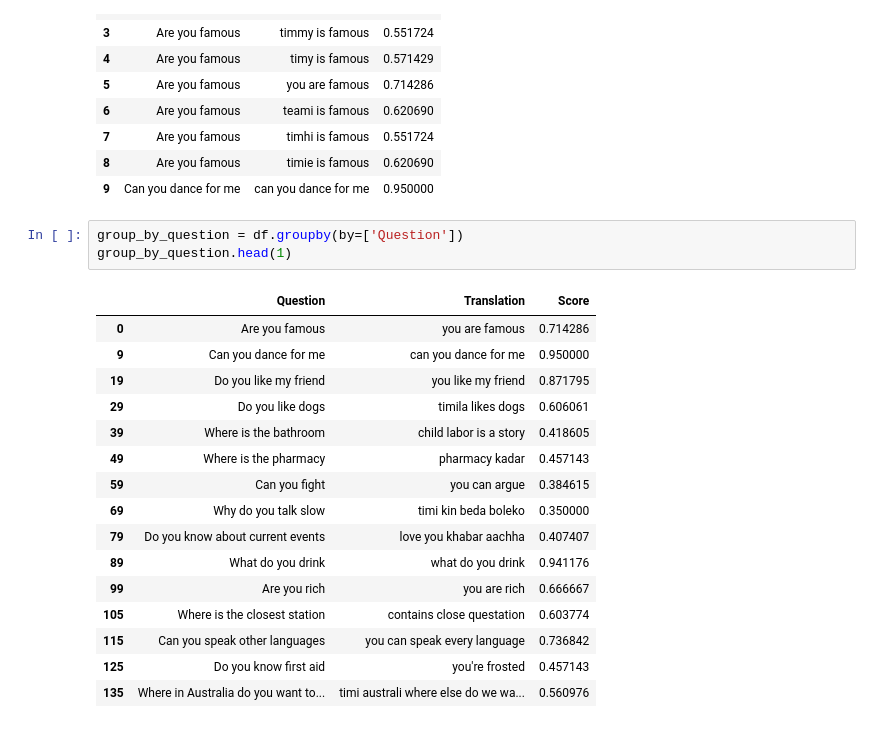
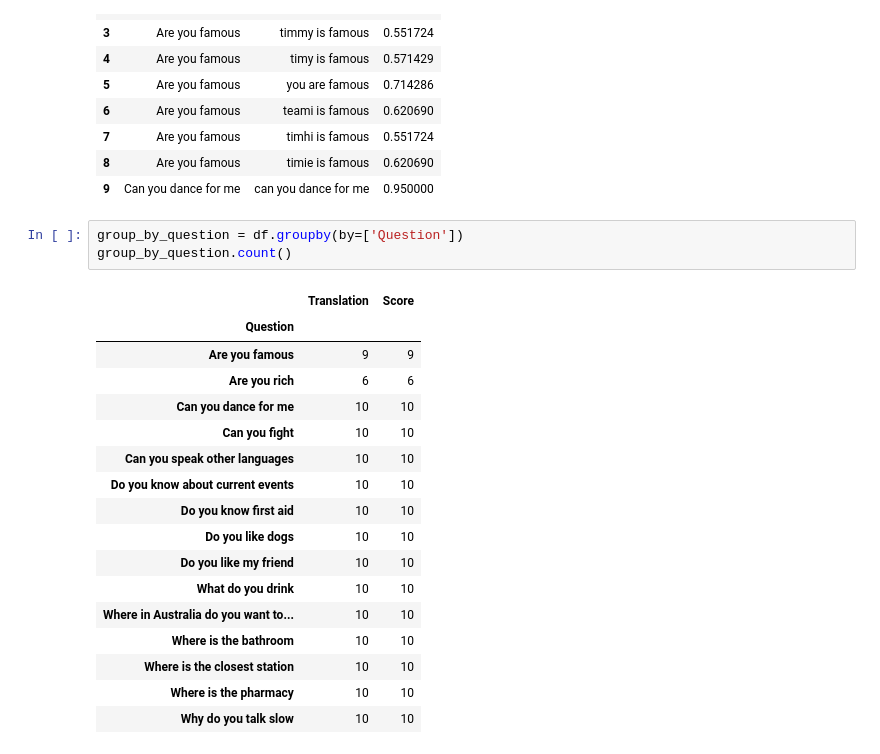
Before and after one commit to hrai/research-project, a Jupyter notebook: Response_Analysis.ipynb, the cells around one changed output. Saved outputs shown, nothing was run; the diff lists cells and outputs as text.

```diff
--- a/Response_Analysis.ipynb
+++ b/Response_Analysis.ipynb
@@ -36,21 +36,22 @@ df.head(10)
 | 9 | Can you dance for me | can you dance for me | 0.950000 |
 # %%
 group_by_question = df.groupby(by=['Question'])
-group_by_question.head(1)
+group_by_question.count()
 # %% [output]
-|  | Question | Translation | Score |
-| 0 | Are you famous | you are famous | 0.714286 |
-| 9 | Can you dance for me | can you dance for me | 0.950000 |
-| 19 | Do you like my friend | you like my friend | 0.871795 |
-| 29 | Do you like dogs | timila likes dogs | 0.606061 |
-| 39 | Where is the bathroom | child labor is a story | 0.418605 |
-| 49 | Where is the pharmacy | pharmacy kadar | 0.457143 |
-| 59 | Can you fight | you can argue | 0.384615 |
-| 69 | Why do you talk slow | timi kin beda boleko | 0.350000 |
-| 79 | Do you know about current events | love you khabar aachha | 0.407407 |
-| 89 | What do you drink | what do you drink | 0.941176 |
-| 99 | Are you rich | you are rich | 0.666667 |
-| 105 | Where is the closest station | contains close questation | 0.603774 |
-| 115 | Can you speak other languages | you can speak every language | 0.736842 |
-| 125 | Do you know first aid | you're frosted | 0.457143 |
-| 135 | Where in Australia do you want to... | timi australi where else do we wa... | 0.560976 |
+|  | Translation | Score |
+| Question |  |  |
+| Are you famous | 9 | 9 |
+| Are you rich | 6 | 6 |
+| Can you dance for me | 10 | 10 |
+| Can you fight | 10 | 10 |
+| Can you speak other languages | 10 | 10 |
+| Do you know about current events | 10 | 10 |
+| Do you know first aid | 10 | 10 |
+| Do you like dogs | 10 | 10 |
+| Do you like my friend | 10 | 10 |
+| What do you drink | 10 | 10 |
+| Where in Australia do you want to... | 10 | 10 |
+| Where is the bathroom | 10 | 10 |
+| Where is the closest station | 10 | 10 |
+| Where is the pharmacy | 10 | 10 |
+| Why do you talk slow | 10 | 10 |
```
Also changed, not shown: parts of 7 cells of this notebook.
